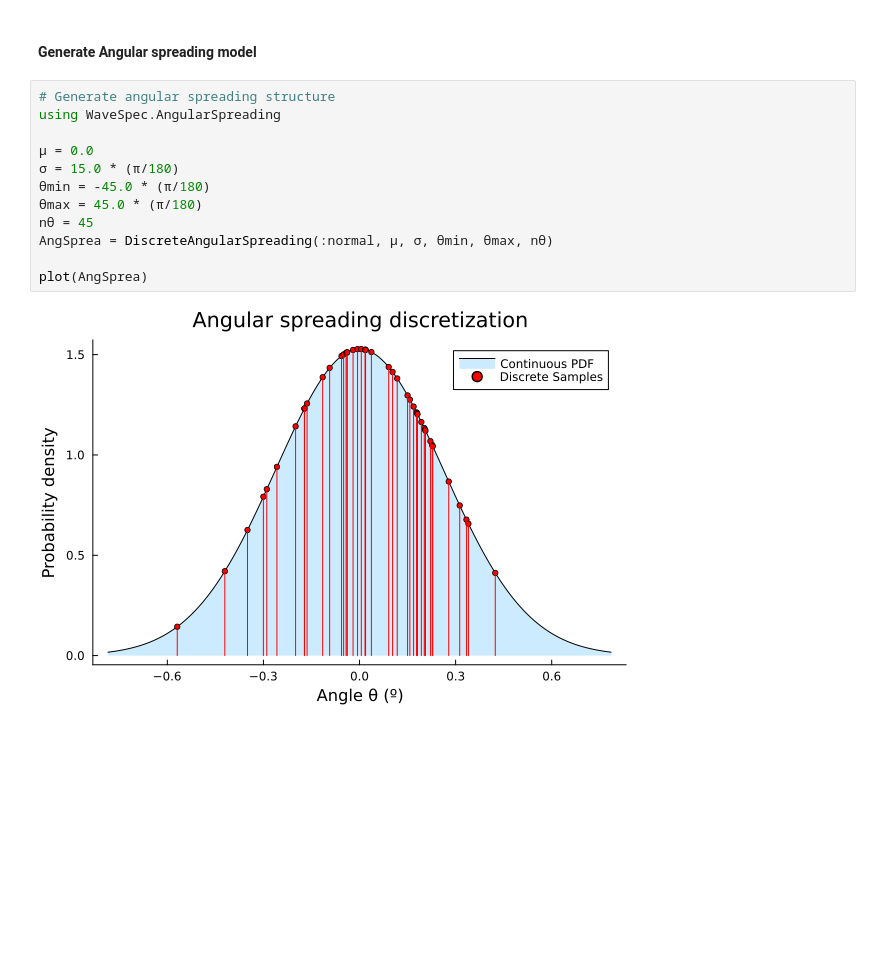
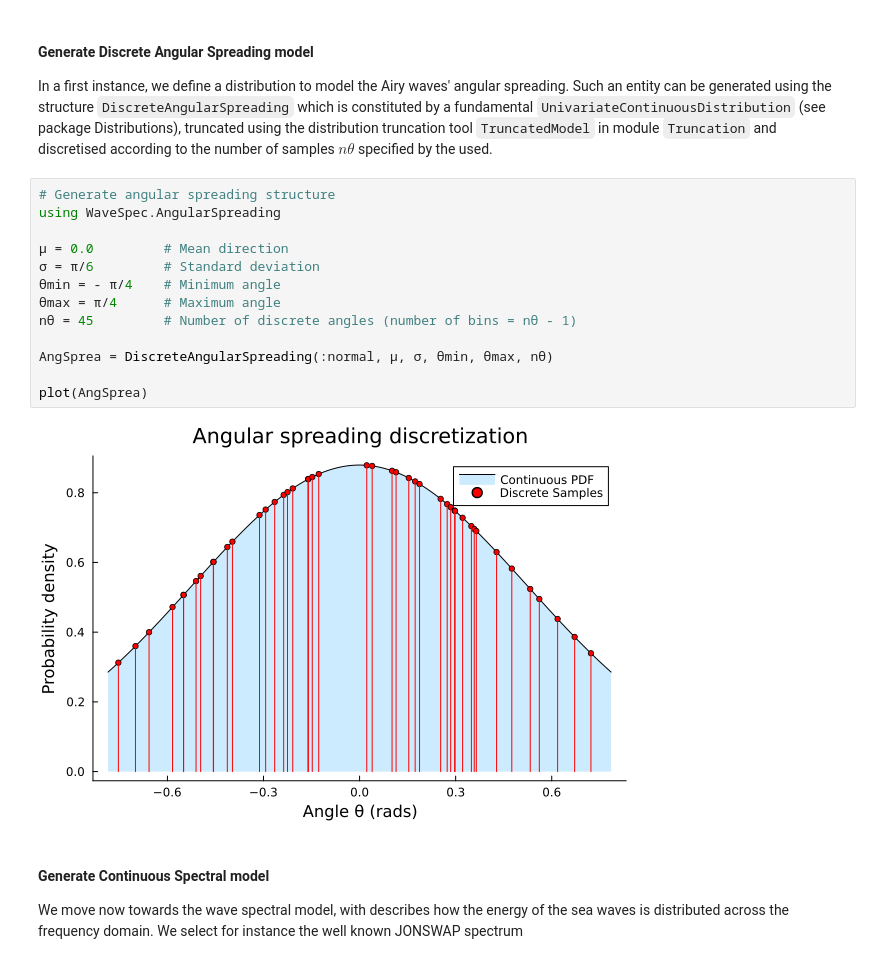
Before and after one commit to CMOE-TUDelft/WaveSpec.jl, a Jupyter notebook: Tutorials/generate_airy_sea.ipynb, the cells around one changed output. Saved outputs shown, nothing was run; the diff lists cells and outputs as text; blank space fills up the shorter version.

Commit message:
Deleted old files, updated tutorial. #wavespec_new_structure

```diff
--- a/Tutorials/generate_airy_sea.ipynb
+++ b/Tutorials/generate_airy_sea.ipynb
@@ -9,19 +40,27 @@ using Plots
 # %% [markdown]
-#### **Generate Angular spreading model**
+#### **Generate Discrete Angular Spreading model**
+
+In a first instance, we define a distribution to model the Airy waves' angular spreading. Such an entity can be generated using the structure `DiscreteAngularSpreading` which is constituted by a fundamental `UnivariateContinuousDistribution` (see package Distributions), truncated using the distribution truncation tool `TruncatedModel` in module `Truncation` and discretised according to the number of samples $n\theta$ specified by the used.
 # %%
 # Generate angular spreading structure
 using WaveSpec.AngularSpreading
 
-μ = 0.0
-σ = 15.0 * (π/180)
-θmin = -45.0 * (π/180)
-θmax = 45.0 * (π/180)
-nθ = 45
+μ = 0.0         # Mean direction
+σ = π/6         # Standard deviation
+θmin = - π/4    # Minimum angle
+θmax = π/4      # Maximum angle
+nθ = 45         # Number of discrete angles (number of bins = nθ - 1)
+
 AngSprea = DiscreteAngularSpreading(:normal, μ, σ, θmin, θmax, nθ)
 
 plot(AngSprea)
 # %% [output]
-[figure, old version]
+[figure, new version]
+# %% [markdown]
+#### **Generate Continuous Spectral model**
+
+We move now towards the wave spectral model, with describes how the energy of the sea waves is distributed across the frequency domain.
+We select for instance the well known JONSWAP spectrum
 # %%
 using WaveSpec.ContinuousSpectrums
 
```
Also changed, not shown: parts of 9 cells of this notebook, 10 other files.
